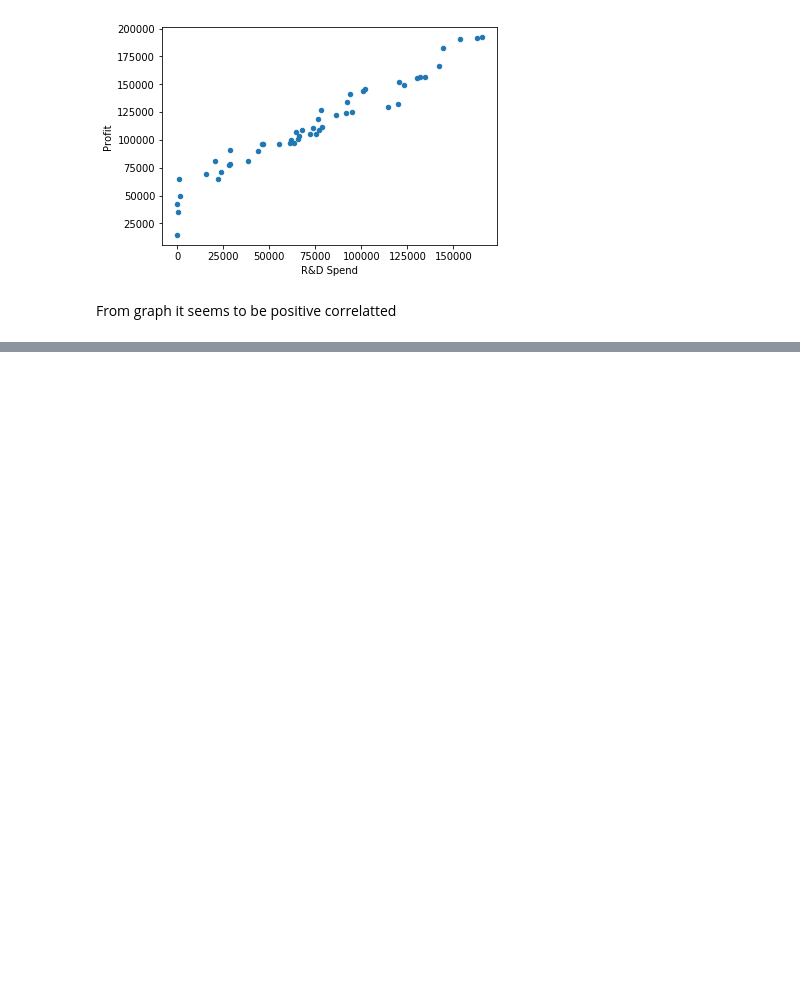
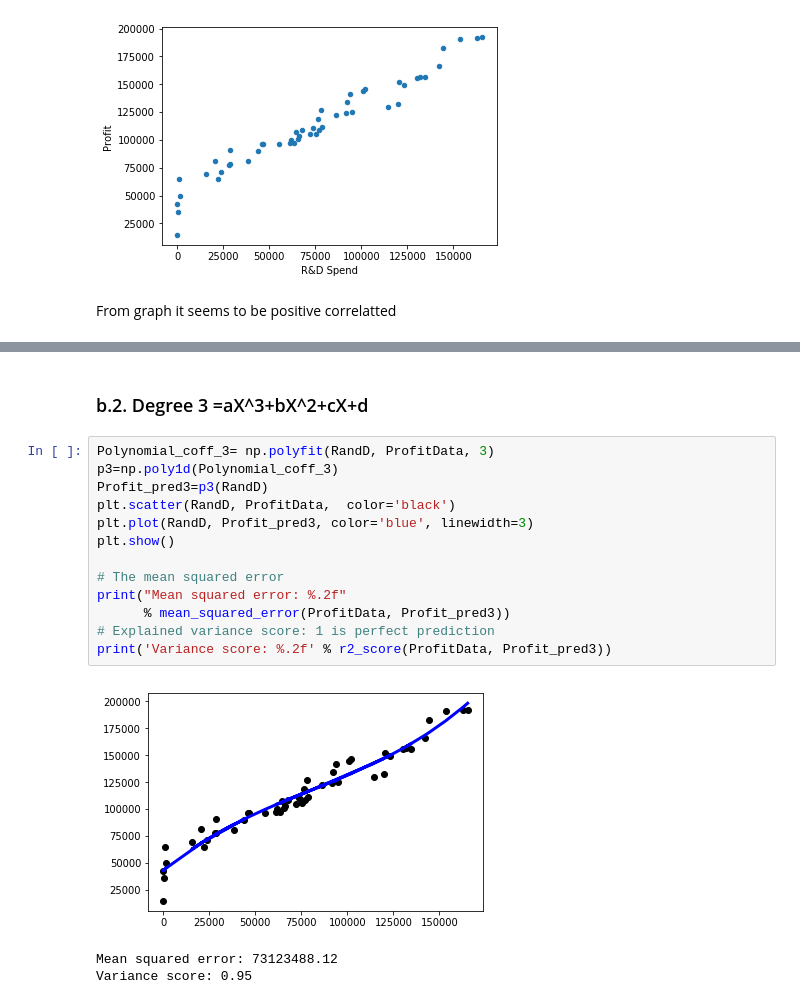
Before and after one commit to MarinaFayez/Task_Data, a Jupyter notebook: Task_Data.ipynb, the cells around one changed output, grey strips where cells are left out. Drawn from its saved outputs; the diff is of its cells as text; blank space fills up the shorter version.

```diff
--- a/Task_Data.ipynb
+++ b/Task_Data.ipynb
@@ -90,0 +202,19 @@ From graph it seems to be positive correlatted
+# %% [markdown]
+### b.2. Degree 3 =aX^3+bX^2+cX+d
+# %%
+Polynomial_coff_3= np.polyfit(RandD, ProfitData, 3)
+p3=np.poly1d(Polynomial_coff_3)
+Profit_pred3=p3(RandD)
+plt.scatter(RandD, ProfitData,  color='black')
+plt.plot(RandD, Profit_pred3, color='blue', linewidth=3)
+plt.show()
+
+# The mean squared error
+print("Mean squared error: %.2f"
+      % mean_squared_error(ProfitData, Profit_pred3))
+# Explained variance score: 1 is perfect prediction
+print('Variance score: %.2f' % r2_score(ProfitData, Profit_pred3))
+# %% [output]
+[figure, added]
+Mean squared error: 73123488.12
+Variance score: 0.95
```
Also changed, not shown: parts of 28 cells of this notebook.
